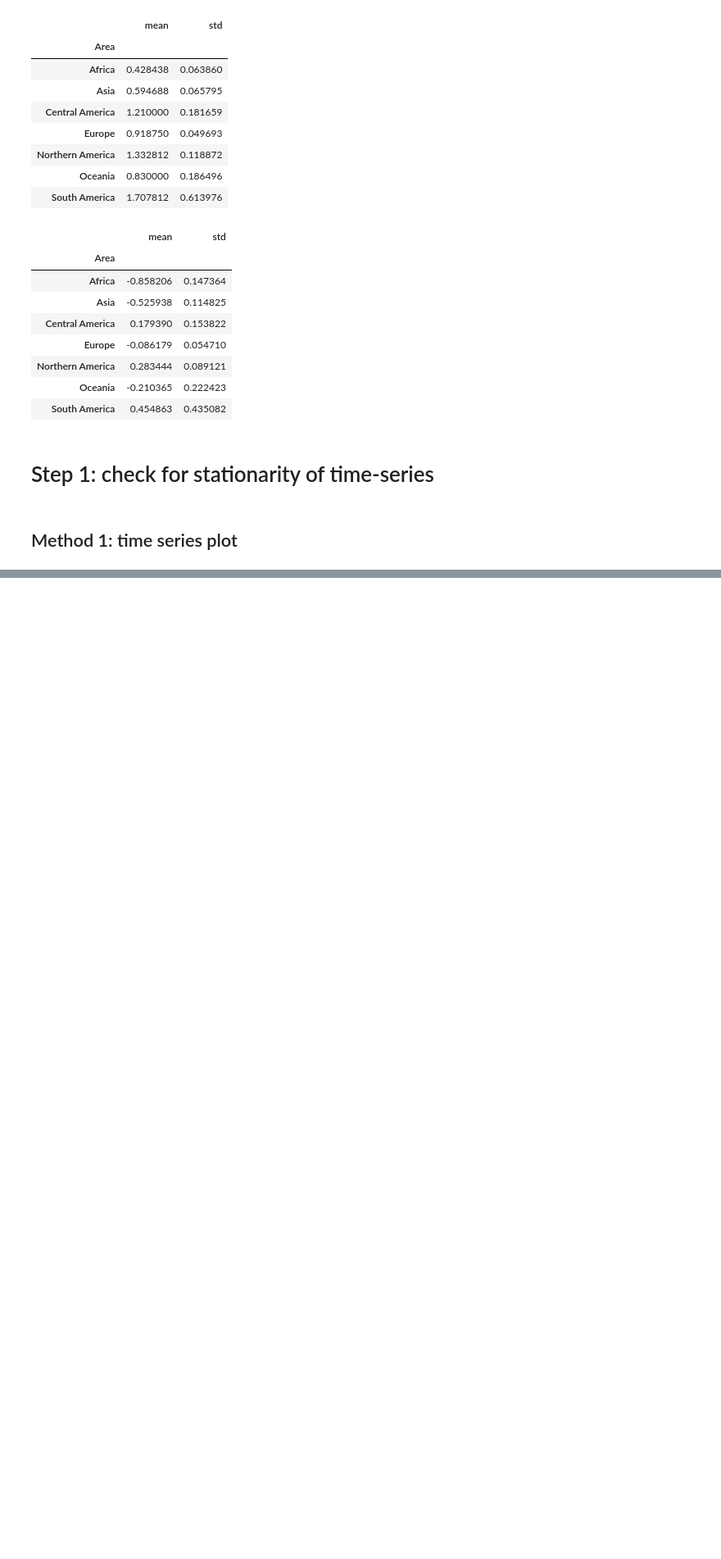
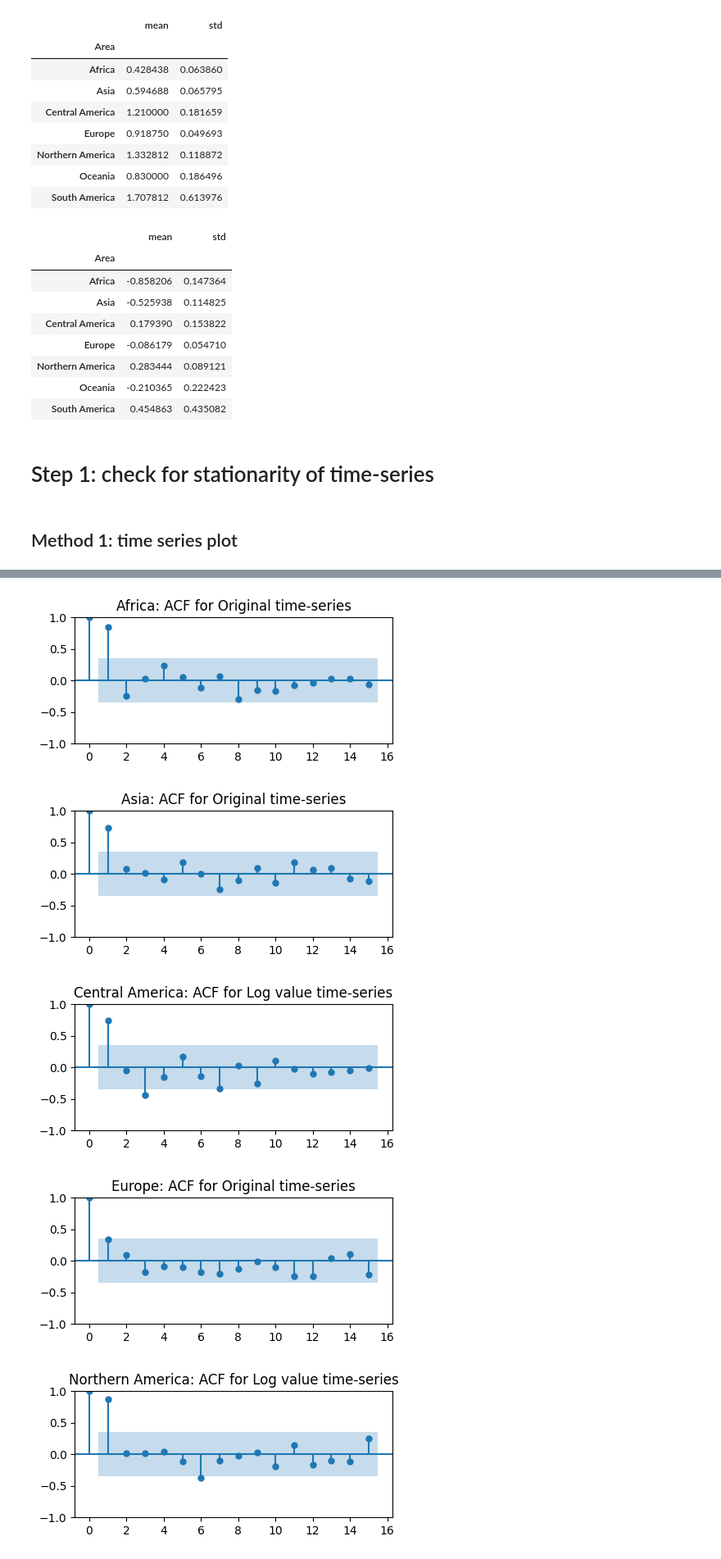
Before and after one commit to TaufiqIslamProtick/pesticide-data-analysis, a Jupyter notebook: source.ipynb, the cells around one changed output, grey strips where cells are left out. Shown at 82% size. Saved outputs shown, nothing was run; the diff lists cells and outputs as text; code cells hidden in the pictures; blank space fills up the shorter version.

```diff
--- a/source.ipynb
+++ b/source.ipynb
@@ -325,0 +372,15 @@ for i in range(len(listofdfs)):
+# %%
+for i in range(len(traindfs)):
+    fig, ax = plt.subplots(figsize=(5,2))
+    temp = traindfs[i]
+    label = temp['Area'].unique()[0]
+    if choosinglogvalue[i] == 0:
+        plot_pacf(temp["Value"], ax=ax, title=label+": "+ "ACF for Original time-series")
+    else:
+        plot_pacf(temp["Logvalue"], ax=ax, title=label+": "+ "ACF for Log value time-series")
+# %% [output]
+[figure, added]
+[figure, added]
+[figure, added]
+[figure, added]
+[figure, added]
```
Also changed, not shown: parts of 13 cells of this notebook.
